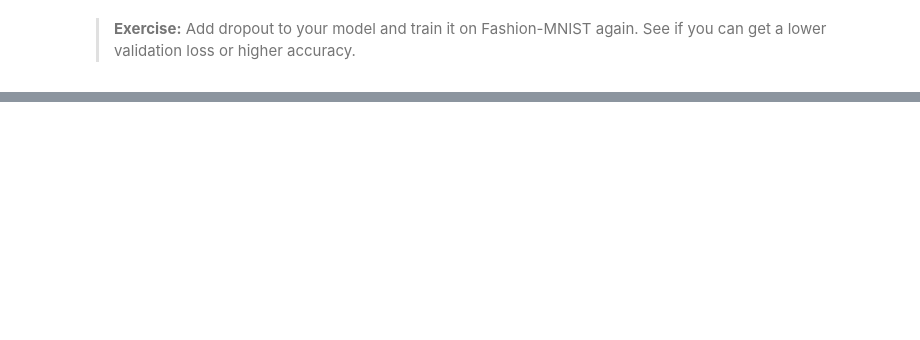
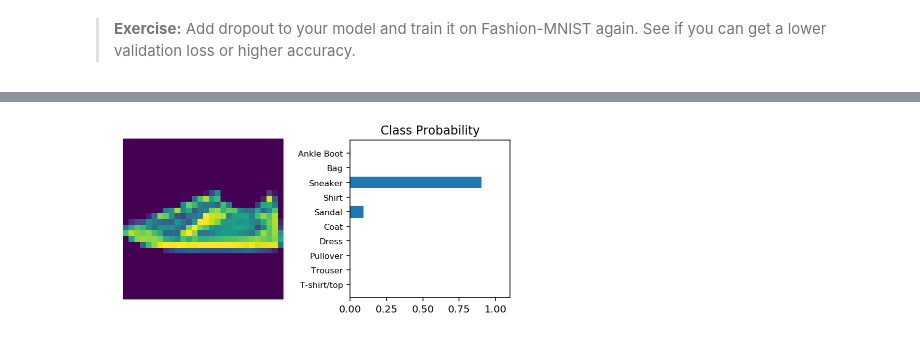
Before and after one commit to lokeshsoni/pytorch-codes, a Jupyter notebook: udacity/deep-learning-with-pytorch/intro-to-pytorch/5 Inference and Validation.ipynb, the cells around one changed output, grey strips where cells are left out. Saved outputs shown, nothing was run; the diff lists cells and outputs as text; code cells hidden in the pictures; blank space fills up the shorter version.

```diff
--- a/udacity/deep-learning-with-pytorch/intro-to-pytorch/5 Inference and Validation.ipynb
+++ b/udacity/deep-learning-with-pytorch/intro-to-pytorch/5 Inference and Validation.ipynb
@@ -226,0 +252,6 @@ In the next part, I'll show you how to save your trained models. In general, you
+# %%
+probs = torch.exp(output)
+# %%
+helper.view_classify(img.view(1, 28, 28), probs, version='Fashion')
+# %% [output]
+[figure, added]
```
Also changed, not shown: parts of 23 cells of this notebook, 2 other files.
